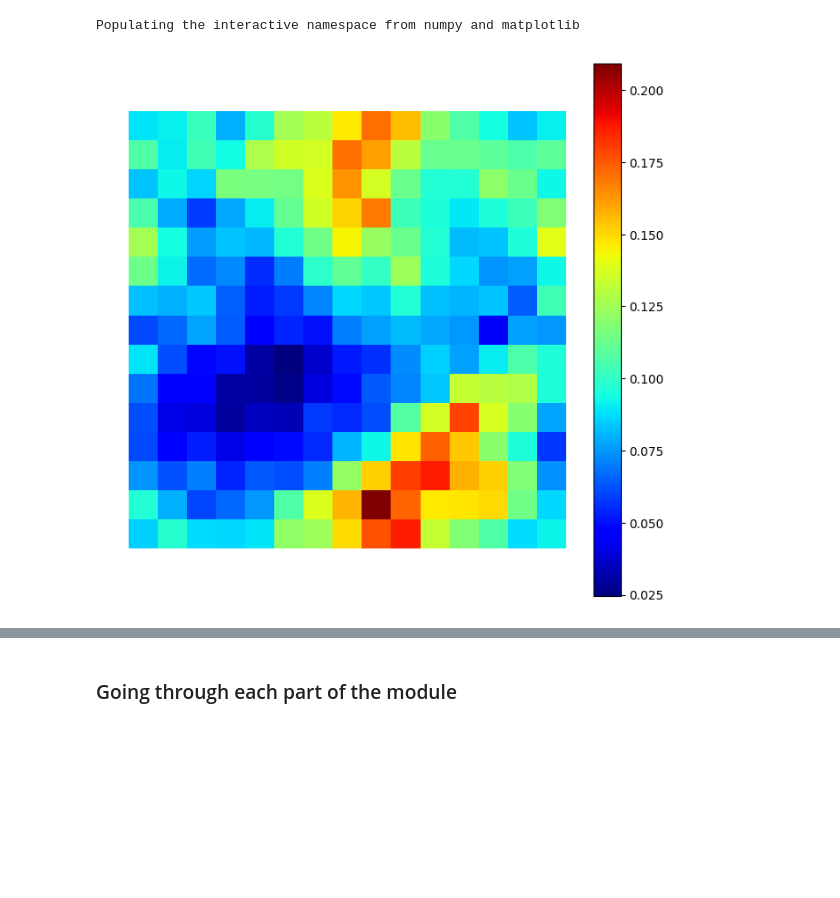
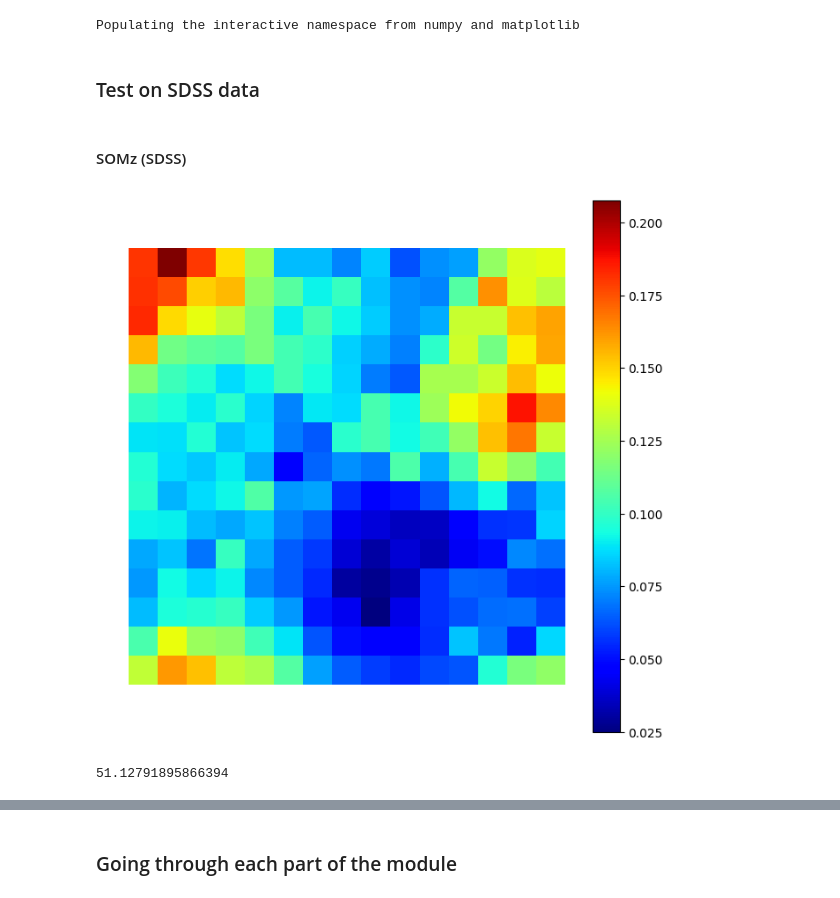
Before and after one commit to LSSTDESC/pz_bayes, a Jupyter notebook: notebooks/SOMZ Playground.ipynb, the cells around one changed output, grey strips where cells are left out. Cells and saved outputs as stored; diff of their text form; code cells hidden in the pictures; blank space fills up the shorter version.

```diff
--- a/notebooks/SOMZ Playground.ipynb
+++ b/notebooks/SOMZ Playground.ipynb
@@ -520,19 +526,29 @@ class SelfMap():
             if colbar == 'yes': H.mollview(M, fig=10, title="", min=min_m, max=max_m, cbar=True)
             if colbar == 'no': H.mollview(M, fig=10, title="", min=min_m, max=max_m, cbar=False)
         plt.show()
+# %% [markdown]
+### Test on SDSS data
 # %%
 path = '/Users/belaabolfathi/Documents/repos/MLZ/mlz/test/'
 X = loadtxt(path + 'SDSS_MGS.train', usecols=(1, 2, 3, 4, 5, 6, 7), unpack=True).T
 Y = loadtxt(path + 'SDSS_MGS.train', unpack=True, usecols=(0,))
+# %%
+nside = 15
+niter = 100
+# %% [markdown]
+#### SOMz (SDSS)
 # %%
-#Calls the SOMZ mode
-M = SelfMap(X,Y,Ntop=15,iterations=100,periodic='yes')
-#creates a map
+start = time.time()
+# Calls the SOMZ mode
+M = SelfMap(X,Y,Ntop=nside,iterations=niter,periodic='yes')
+# Creates a map
 M.create_map()
-#evaluates it with the Y entered, or anyoher desired colum
+# Evaluates it with the Y entered, or another desired colum
 M.evaluate_map()
-#plots the map
+# Plots the map
 M.plot_map()
+print(time.time() - start)
 # %% [output]
-[figure, old version]
+[figure, new version]
+51.12791895866394
 # %%
```
Also changed, not shown: parts of 107 cells of this notebook, 1 other file.
